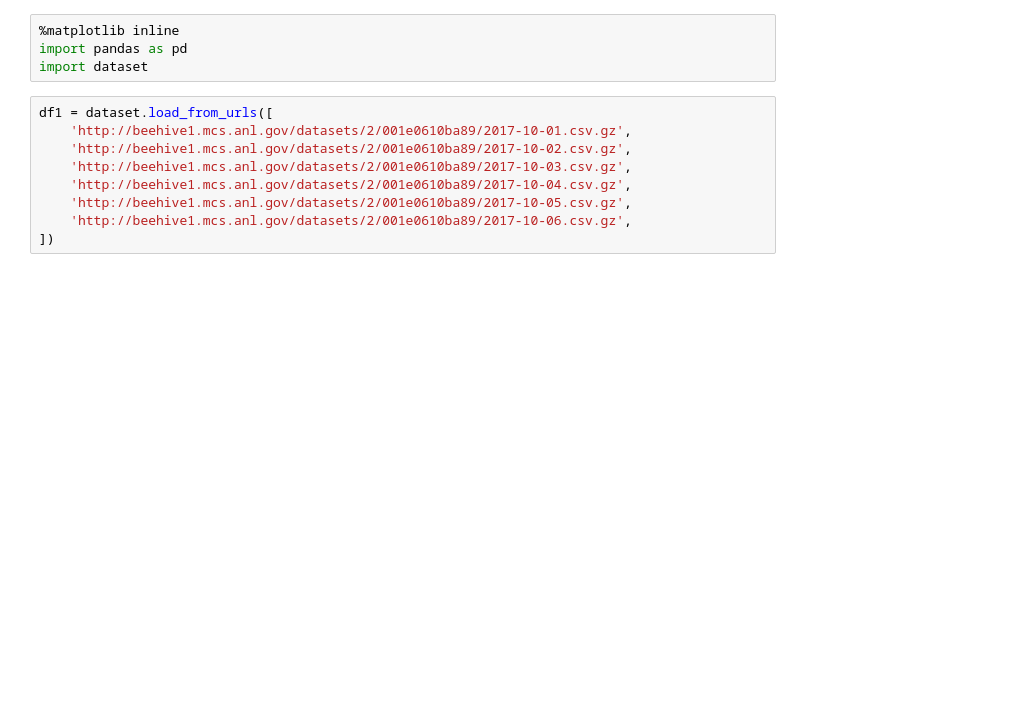
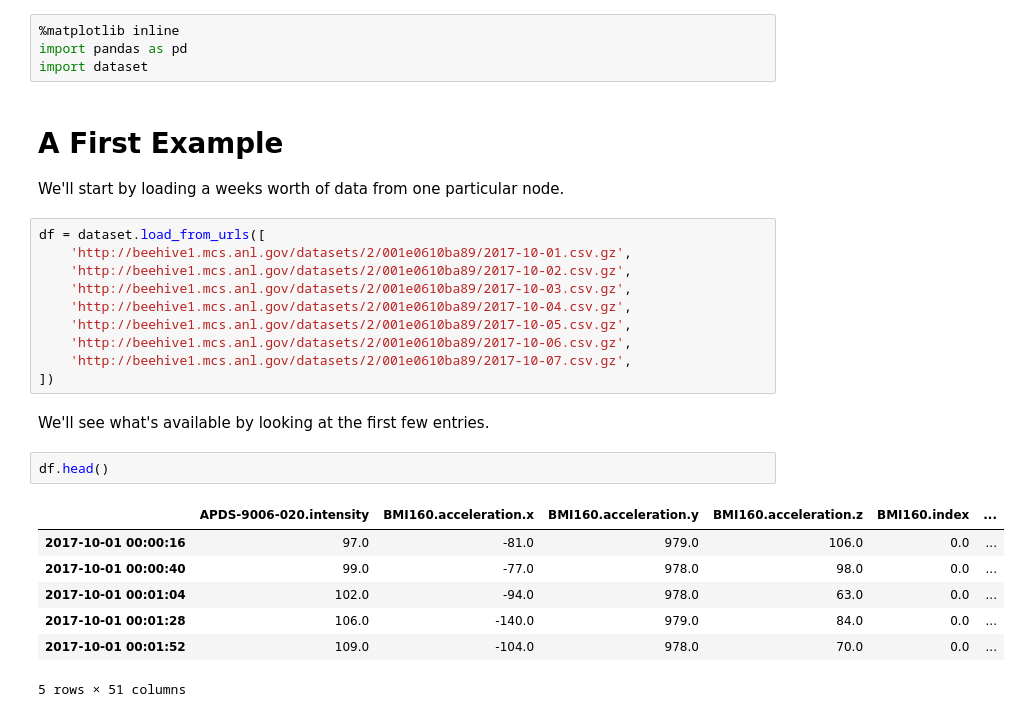
Before and after one commit to seanshahkarami/waggle-notebooks, a Jupyter notebook: Plotting Example.ipynb, the cells around one changed output. Drawn from its saved outputs; the diff is of its cells as text; blank space fills up the shorter version.

```diff
--- a/Plotting Example.ipynb
+++ b/Plotting Example.ipynb
@@ -2,12 +6,29 @@
 %matplotlib inline
 import pandas as pd
 import dataset
+# %% [markdown]
+# A First Example
+
+We'll start by loading a weeks worth of data from one particular node.
 # %%
-df1 = dataset.load_from_urls([
+df = dataset.load_from_urls([
     'http://beehive1.mcs.anl.gov/datasets/2/001e0610ba89/2017-10-01.csv.gz',
     'http://beehive1.mcs.anl.gov/datasets/2/001e0610ba89/2017-10-02.csv.gz',
     'http://beehive1.mcs.anl.gov/datasets/2/001e0610ba89/2017-10-03.csv.gz',
     'http://beehive1.mcs.anl.gov/datasets/2/001e0610ba89/2017-10-04.csv.gz',
     'http://beehive1.mcs.anl.gov/datasets/2/001e0610ba89/2017-10-05.csv.gz',
     'http://beehive1.mcs.anl.gov/datasets/2/001e0610ba89/2017-10-06.csv.gz',
+    'http://beehive1.mcs.anl.gov/datasets/2/001e0610ba89/2017-10-07.csv.gz',
 ])
+# %% [markdown]
+We'll see what's available by looking at the first few entries.
+# %%
+df.head()
+# %% [output]
+|  | APDS-9006-020.intensity | BMI160.acceleration.x | BMI160.acceleration.y | BMI160.acceleration.z | BMI160.index | ... |
+| 2017-10-01 00:00:16 | 97.0 | -81.0 | 979.0 | 106.0 | 0.0 | ... |
+| 2017-10-01 00:00:40 | 99.0 | -77.0 | 978.0 | 98.0 | 0.0 | ... |
+| 2017-10-01 00:01:04 | 102.0 | -94.0 | 978.0 | 63.0 | 0.0 | ... |
+| 2017-10-01 00:01:28 | 106.0 | -140.0 | 979.0 | 84.0 | 0.0 | ... |
+| 2017-10-01 00:01:52 | 109.0 | -104.0 | 978.0 | 70.0 | 0.0 | ... |
+5 rows × 51 columns
```
Also changed, not shown: parts of 8 cells of this notebook.
